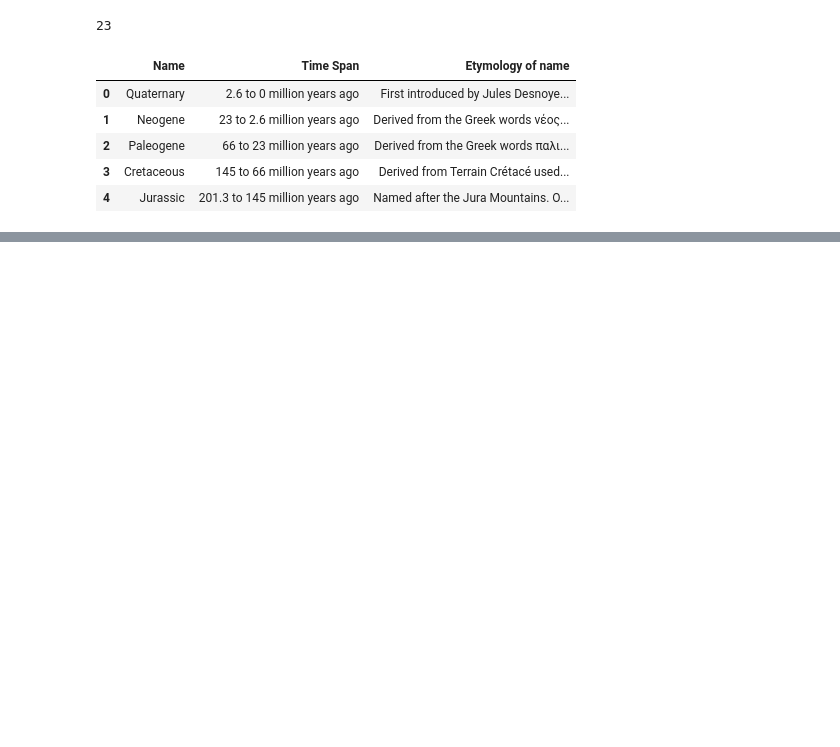
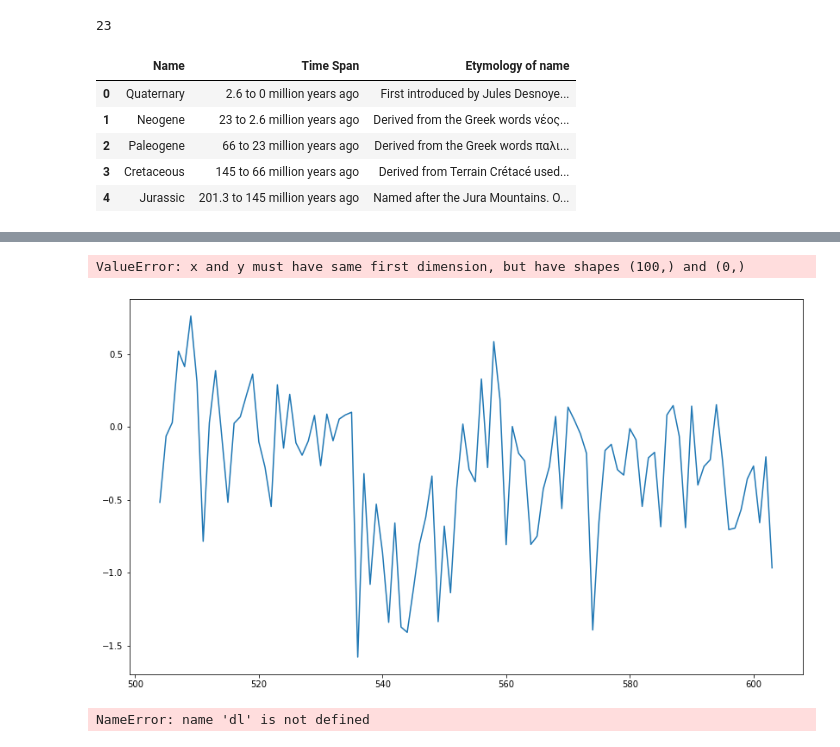
Before and after one commit to domschl/indrajala, a Jupyter notebook: python_indrajala/examples/importers/RawTests.ipynb, the cells around one changed output, grey strips where cells are left out. Cells and saved outputs as stored; diff of their text form; code cells hidden in the pictures; blank space fills up the shorter version.

Commit message:
More data source test code

```diff
--- a/python_indrajala/examples/importers/RawTests.ipynb
+++ b/python_indrajala/examples/importers/RawTests.ipynb
@@ -28,0 +111,12 @@ raw=dl.get(url, transforms='decode')
+# %%
+a=-1500
+b=-1400
+plt.plot(dfnp[a:b,0],dfnp[a:b,1])
+plt.plot(dfnp[a:b,0],gjmtmat[a-win:b-win])
+# %% [output]
+ValueError: x and y must have same first dimension, but have shapes (100,) and (0,)
+[figure, added]
+# %%
+dl.get('https://www.google.com/url?sa=t&rct=j&q=&esrc=s&source=web&cd=&ved=2ahUKEwinpuzSjP74AhWCOuwKHeiOCrsQFnoECDIQAQ&url=ftp%3A%2F%2Fftp.ncdc.noaa.gov%2Fpub%2Fdata%2Fpaleo%2Fclimate_forcing%2Fsolar_variability%2Fsolanki2004-ssn.txt&usg=AOvVaw1tTDiUMZ93LQAYE4N8jt6A')
+# %% [output]
+NameError: name 'dl' is not defined
```
Also changed, not shown: parts of 21 cells of this notebook, 7 other files.
